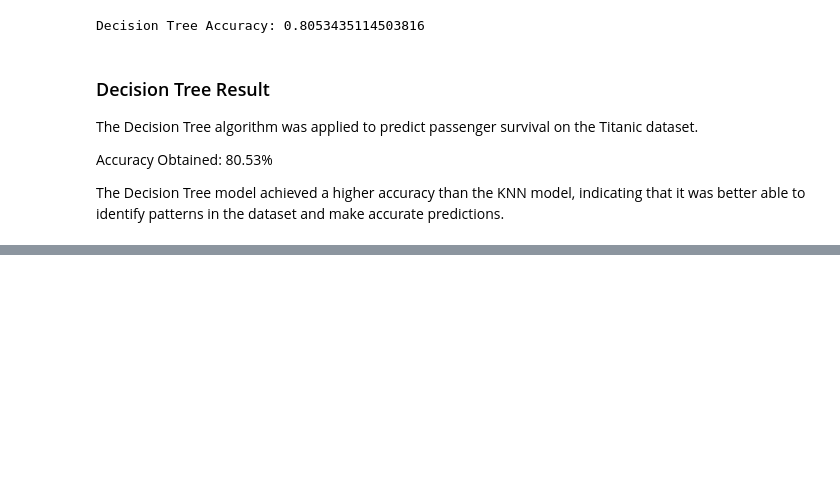
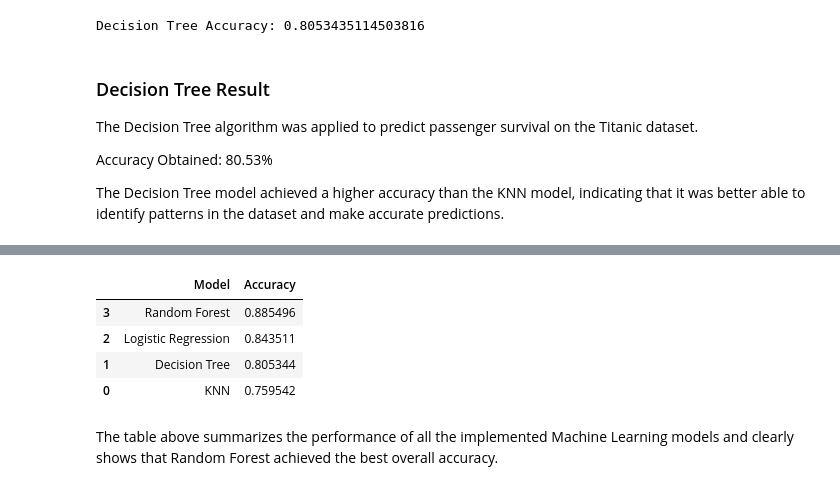
Before and after one commit to Deepthii7/Titanic-Data-Analysis, a Jupyter notebook: Titanic_Analysis.ipynb, the cells around one changed output, grey strips where cells are left out. Drawn from its saved outputs; the diff is of its cells as text; code cells hidden in the pictures; blank space fills up the shorter version.

Commit message:
Completed Task 2: Machine Learning Model Comparison

```diff
--- a/Titanic_Analysis.ipynb
+++ b/Titanic_Analysis.ipynb
@@ -279,0 +361,10 @@ The Decision Tree model achieved a higher accuracy than the KNN model, indicatin
+# %%
+logistic = LogisticRegression(max_iter=1000)
+
+logistic.fit(X_train, y_train)
+
+y_pred_lr = logistic.predict(X_test)
+
+lr_accuracy = accuracy_score(y_test, y_pred_lr)
+
+print("Logistic Regression Accuracy:", lr_accuracy)
@@ -279,0 +383,10 @@ The Decision Tree model achieved a higher accuracy than the KNN model, indicatin
+# %%
+random_forest = RandomForestClassifier(random_state=42)
+
+random_forest.fit(X_train, y_train)
+
+y_pred_rf = random_forest.predict(X_test)
+
+rf_accuracy = accuracy_score(y_test, y_pred_rf)
+
+print("Random Forest Accuracy:", rf_accuracy)
@@ -279,0 +426,21 @@ The Decision Tree model achieved a higher accuracy than the KNN model, indicatin
+# %%
+results = {
+    "Model": ["KNN", "Decision Tree", "Logistic Regression", "Random Forest"],
+    "Accuracy": [knn_accuracy, dt_accuracy, lr_accuracy, rf_accuracy]
+}
+
+import pandas as pd
+
+results_df = pd.DataFrame(results)
+
+results_df = results_df.sort_values(by="Accuracy", ascending=False)
+
+results_df
+# %% [output]
+|  | Model | Accuracy |
+| 3 | Random Forest | 0.885496 |
+| 2 | Logistic Regression | 0.843511 |
+| 1 | Decision Tree | 0.805344 |
+| 0 | KNN | 0.759542 |
+# %% [markdown]
+The table above summarizes the performance of all the implemented Machine Learning models and clearly shows that Random Forest achieved the best overall accuracy.
```
Also changed, not shown: parts of 21 cells of this notebook.
